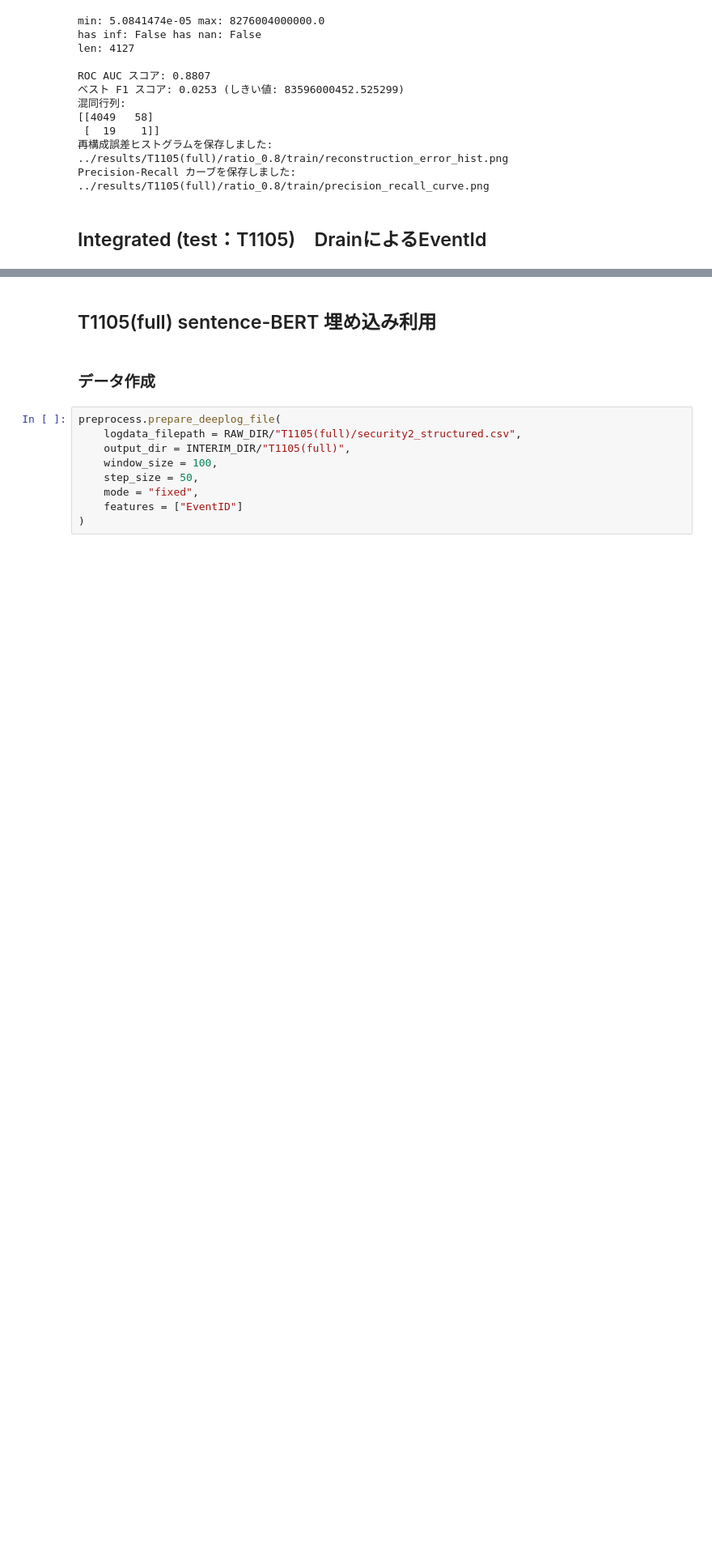
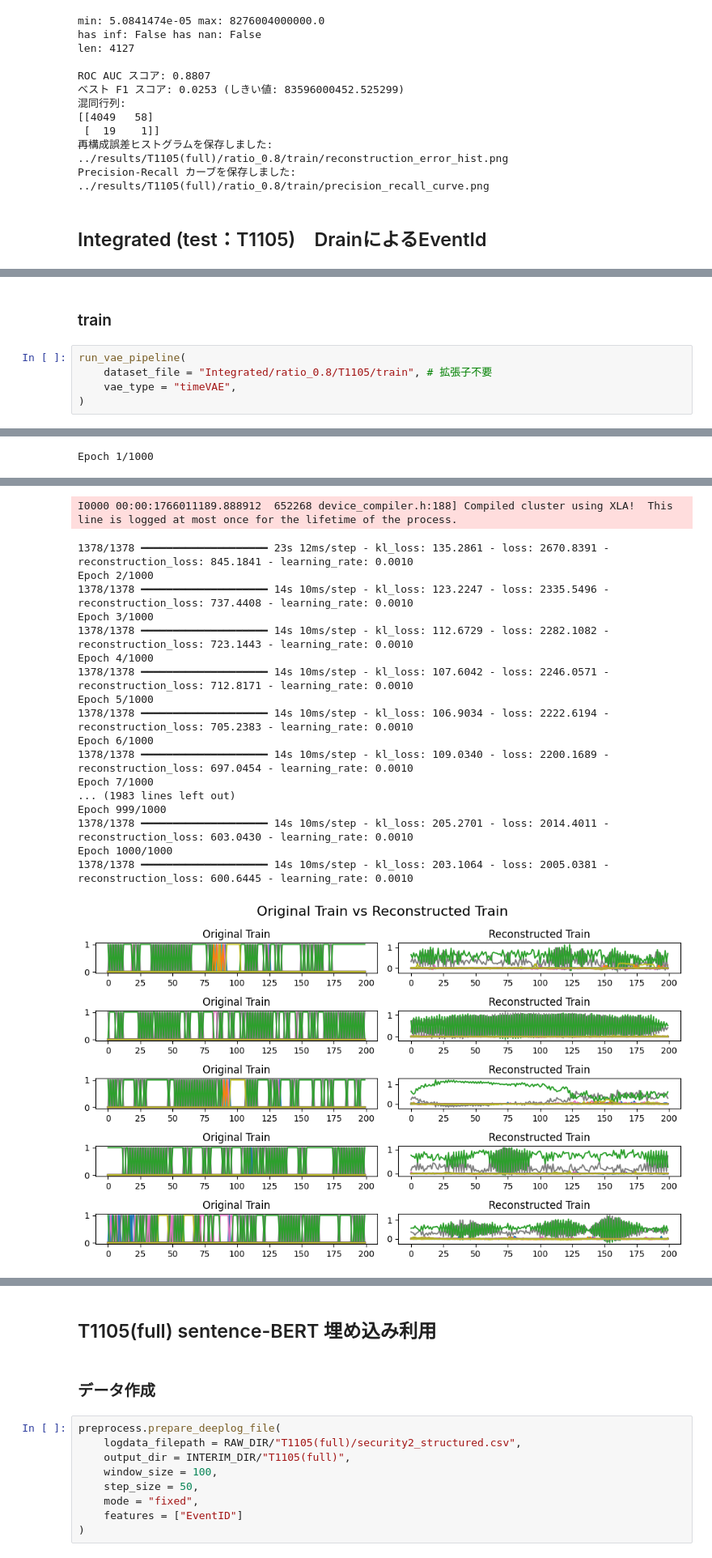
Before and after one commit to iwamura-0201/timeVAE, a Jupyter notebook: src/main.ipynb, the cells around one changed output, grey strips where cells are left out. Shown at 81% size. Saved outputs shown, nothing was run; the diff lists cells and outputs as text; blank space fills up the shorter version.

```diff
--- a/src/main.ipynb
+++ b/src/main.ipynb
@@ -157,0 +209,8 @@ preprocess.prepare_integrated_deeplog_file(
+# %% [markdown]
+### train
+# %%
+run_vae_pipeline(
+    dataset_file = "Integrated/ratio_0.8/T1105/train", # 拡張子不要
+    vae_type = "timeVAE",
+)
+# %% [output]
@@ -157,0 +221 @@ preprocess.prepare_integrated_deeplog_file(
+Epoch 1/1000
@@ -157,0 +231,19 @@ preprocess.prepare_integrated_deeplog_file(
+I0000 00:00:1766011189.888912  652268 device_compiler.h:188] Compiled cluster using XLA!  This line is logged at most once for the lifetime of the process.
+1378/1378 ━━━━━━━━━━━━━━━━━━━━ 23s 12ms/step - kl_loss: 135.2861 - loss: 2670.8391 - reconstruction_loss: 845.1841 - learning_rate: 0.0010
+Epoch 2/1000
+1378/1378 ━━━━━━━━━━━━━━━━━━━━ 14s 10ms/step - kl_loss: 123.2247 - loss: 2335.5496 - reconstruction_loss: 737.4408 - learning_rate: 0.0010
+Epoch 3/1000
+1378/1378 ━━━━━━━━━━━━━━━━━━━━ 14s 10ms/step - kl_loss: 112.6729 - loss: 2282.1082 - reconstruction_loss: 723.1443 - learning_rate: 0.0010
+Epoch 4/1000
+1378/1378 ━━━━━━━━━━━━━━━━━━━━ 14s 10ms/step - kl_loss: 107.6042 - loss: 2246.0571 - reconstruction_loss: 712.8171 - learning_rate: 0.0010
+Epoch 5/1000
+1378/1378 ━━━━━━━━━━━━━━━━━━━━ 14s 10ms/step - kl_loss: 106.9034 - loss: 2222.6194 - reconstruction_loss: 705.2383 - learning_rate: 0.0010
+Epoch 6/1000
+1378/1378 ━━━━━━━━━━━━━━━━━━━━ 14s 10ms/step - kl_loss: 109.0340 - loss: 2200.1689 - reconstruction_loss: 697.0454 - learning_rate: 0.0010
+Epoch 7/1000
+... (1983 lines left out)
+Epoch 999/1000
+1378/1378 ━━━━━━━━━━━━━━━━━━━━ 14s 10ms/step - kl_loss: 205.2701 - loss: 2014.4011 - reconstruction_loss: 603.0430 - learning_rate: 0.0010
+Epoch 1000/1000
+1378/1378 ━━━━━━━━━━━━━━━━━━━━ 14s 10ms/step - kl_loss: 203.1064 - loss: 2005.0381 - reconstruction_loss: 600.6445 - learning_rate: 0.0010
+[figure, added]
```
Also changed, not shown: parts of 7 cells of this notebook, 1 other file.
